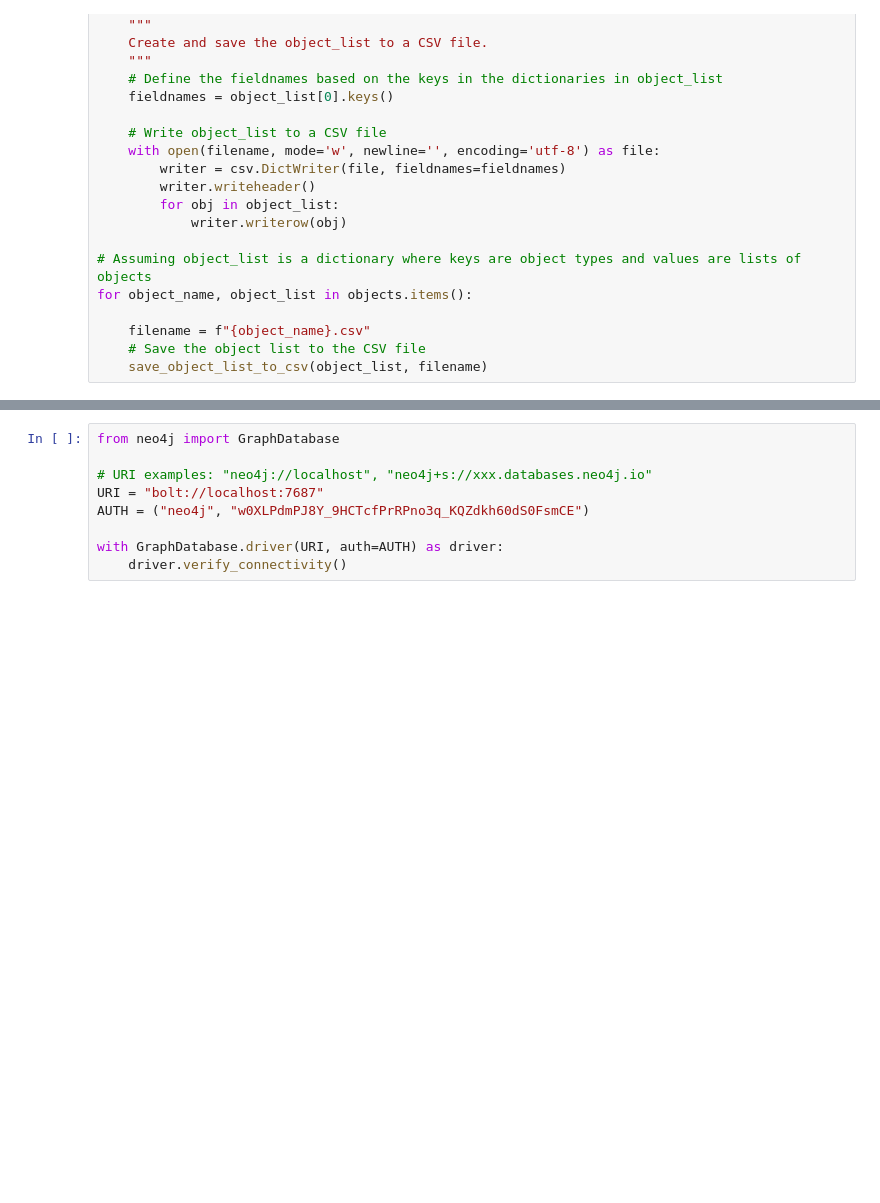
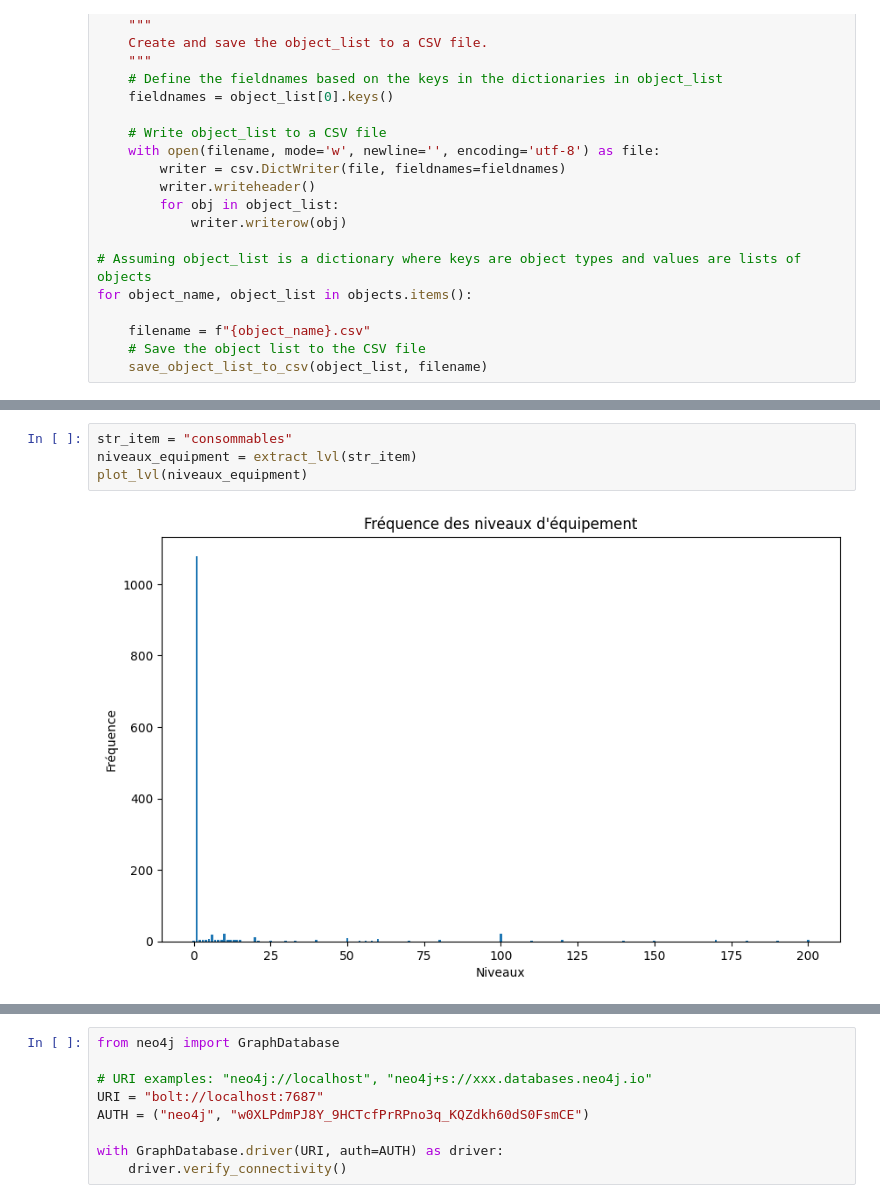
Before and after one commit to Plogeur/Dofus-touch-economic, a Jupyter notebook: economic.ipynb, the cells around one changed output, grey strips where cells are left out. Cells and saved outputs as stored; diff of their text form; blank space fills up the shorter version.

```diff
--- a/economic.ipynb
+++ b/economic.ipynb
@@ -158,0 +246,6 @@ for object_name, object_list in objects.items():
+# %%
+str_item = "consommables"
+niveaux_equipment = extract_lvl(str_item)
+plot_lvl(niveaux_equipment)
+# %% [output]
+[figure, added]
```
Also changed, not shown: parts of 13 cells of this notebook.
